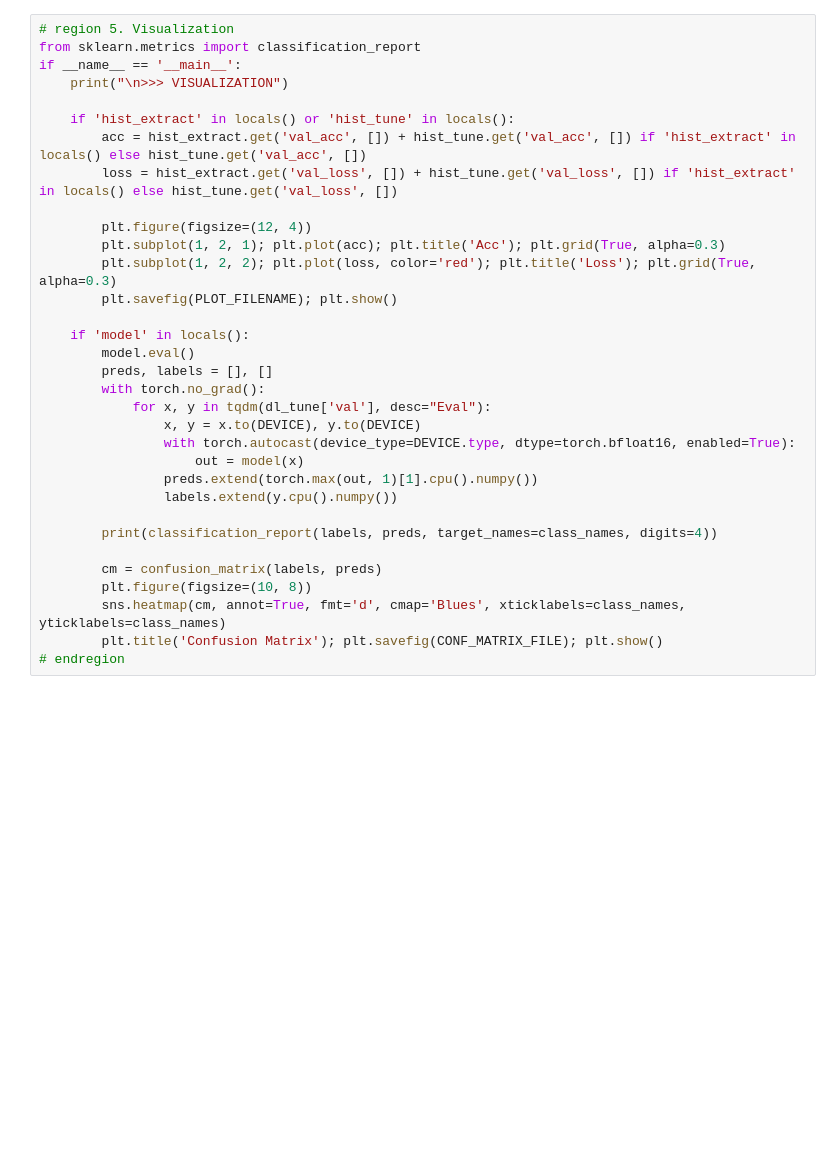
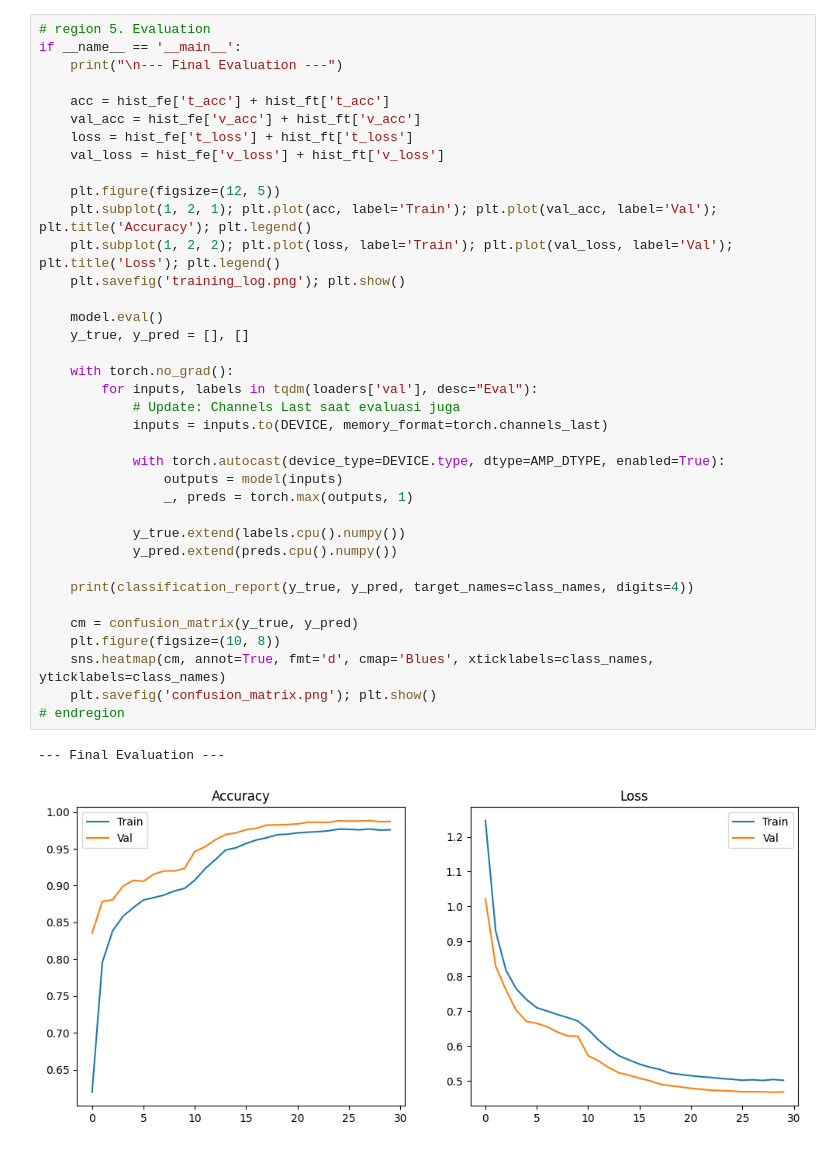
Before and after one commit to NGxID18/EffcientNet, a Jupyter notebook: train.ipynb, the cells around one changed output. Drawn from its saved outputs; the diff is of its cells as text; blank space fills up the shorter version.

```diff
--- a/train.ipynb
+++ b/train.ipynb
@@ -279,33 +296,40 @@ if __name__ == '__main__':
 # %%
-# region 5. Visualization
-from sklearn.metrics import classification_report
+# region 5. Evaluation
 if __name__ == '__main__':
-    print("\n>>> VISUALIZATION")
+    print("\n--- Final Evaluation ---")
 
-    if 'hist_extract' in locals() or 'hist_tune' in locals():
-        acc = hist_extract.get('val_acc', []) + hist_tune.get('val_acc', []) if 'hist_extract' in locals() else hist_tune.get('val_acc', [])
-        loss = hist_extract.get('val_loss', []) + hist_tune.get('val_loss', []) if 'hist_extract' in locals() else hist_tune.get('val_loss', [])
+    acc = hist_fe['t_acc'] + hist_ft['t_acc']
+    val_acc = hist_fe['v_acc'] + hist_ft['v_acc']
+    loss = hist_fe['t_loss'] + hist_ft['t_loss']
+    val_loss = hist_fe['v_loss'] + hist_ft['v_loss']
 
-        plt.figure(figsize=(12, 4))
-        plt.subplot(1, 2, 1); plt.plot(acc); plt.title('Acc'); plt.grid(True, alpha=0.3)
-        plt.subplot(1, 2, 2); plt.plot(loss, color='red'); plt.title('Loss'); plt.grid(True, alpha=0.3)
-        plt.savefig(PLOT_FILENAME); plt.show()
+    plt.figure(figsize=(12, 5))
+    plt.subplot(1, 2, 1); plt.plot(acc, label='Train'); plt.plot(val_acc, label='Val'); plt.title('Accuracy'); plt.legend()
+    plt.subplot(1, 2, 2); plt.plot(loss, label='Train'); plt.plot(val_loss, label='Val'); plt.title('Loss'); plt.legend()
+    plt.savefig('training_log.png'); plt.show()
 
-    if 'model' in locals():
-        model.eval()
-        preds, labels = [], []
-        with torch.no_grad():
-            for x, y in tqdm(dl_tune['val'], desc="Eval"):
-                x, y = x.to(DEVICE), y.to(DEVICE)
-                with torch.autocast(device_type=DEVICE.type, dtype=torch.bfloat16, enabled=True):
-                    out = model(x)
-                preds.extend(torch.max(out, 1)[1].cpu().numpy())
-                labels.extend(y.cpu().numpy())
+    model.eval()
+    y_true, y_pred = [], []
 
-        print(classification_report(labels, preds, target_names=class_names, digits=4))
+    with torch.no_grad():
+        for inputs, labels in tqdm(loaders['val'], desc="Eval"):
+            # Update: Channels Last saat evaluasi juga
+            inputs = inputs.to(DEVICE, memory_format=torch.channels_last)
 
-        cm = confusion_matrix(labels, preds)
-        plt.figure(figsize=(10, 8))
-        sns.heatmap(cm, annot=True, fmt='d', cmap='Blues', xticklabels=class_names, yticklabels=class_names)
-        plt.title('Confusion Matrix'); plt.savefig(CONF_MATRIX_FILE); plt.show()
+            with torch.autocast(device_type=DEVICE.type, dtype=AMP_DTYPE, enabled=True):
+                outputs = model(inputs)
+                _, preds = torch.max(outputs, 1)
+
+            y_true.extend(labels.cpu().numpy())
+            y_pred.extend(preds.cpu().numpy())
+
+    print(classification_report(y_true, y_pred, target_names=class_names, digits=4))
+
+    cm = confusion_matrix(y_true, y_pred)
+    plt.figure(figsize=(10, 8))
+    sns.heatmap(cm, annot=True, fmt='d', cmap='Blues', xticklabels=class_names, yticklabels=class_names)
+    plt.savefig('confusion_matrix.png'); plt.show()
 # endregion
+# %% [output]
+--- Final Evaluation ---
+[figure, added]
```
Also changed, not shown: parts of 4 cells of this notebook, 6 other files.
